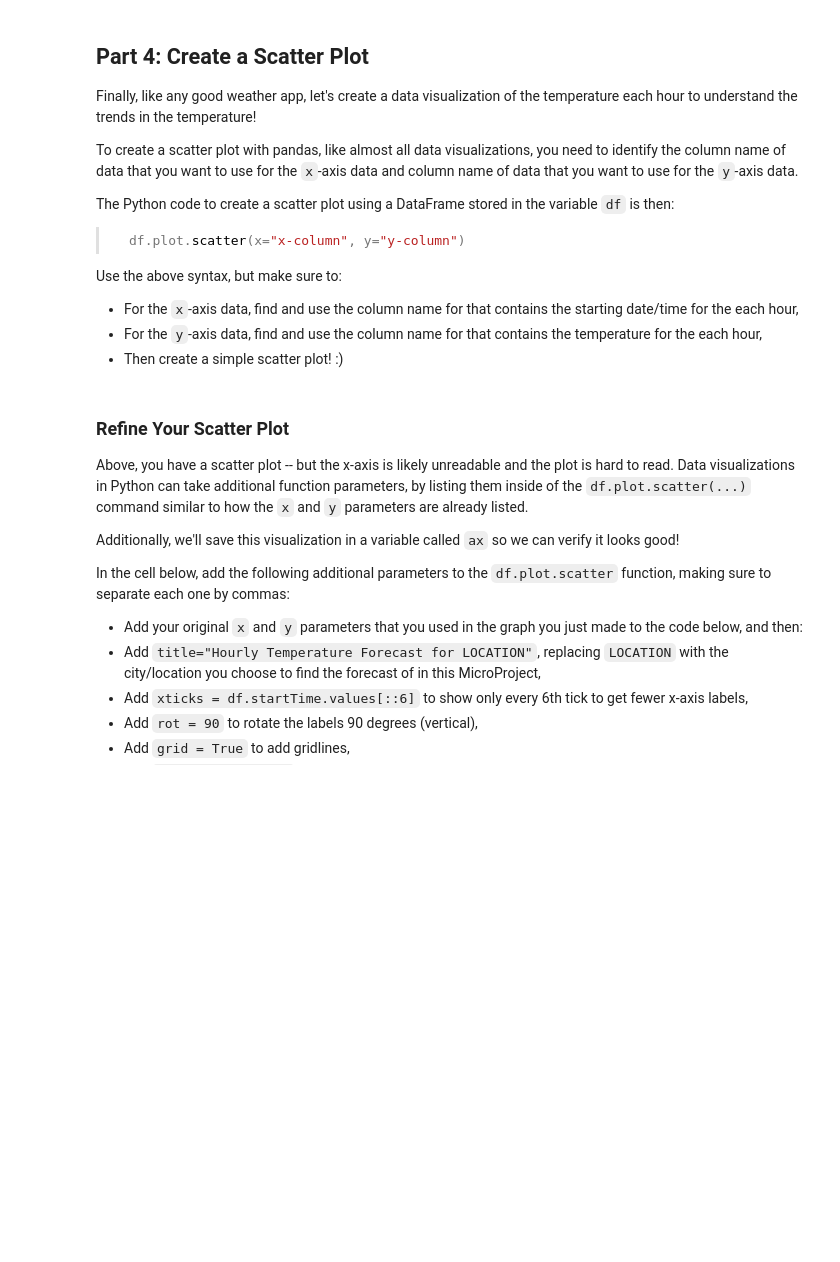
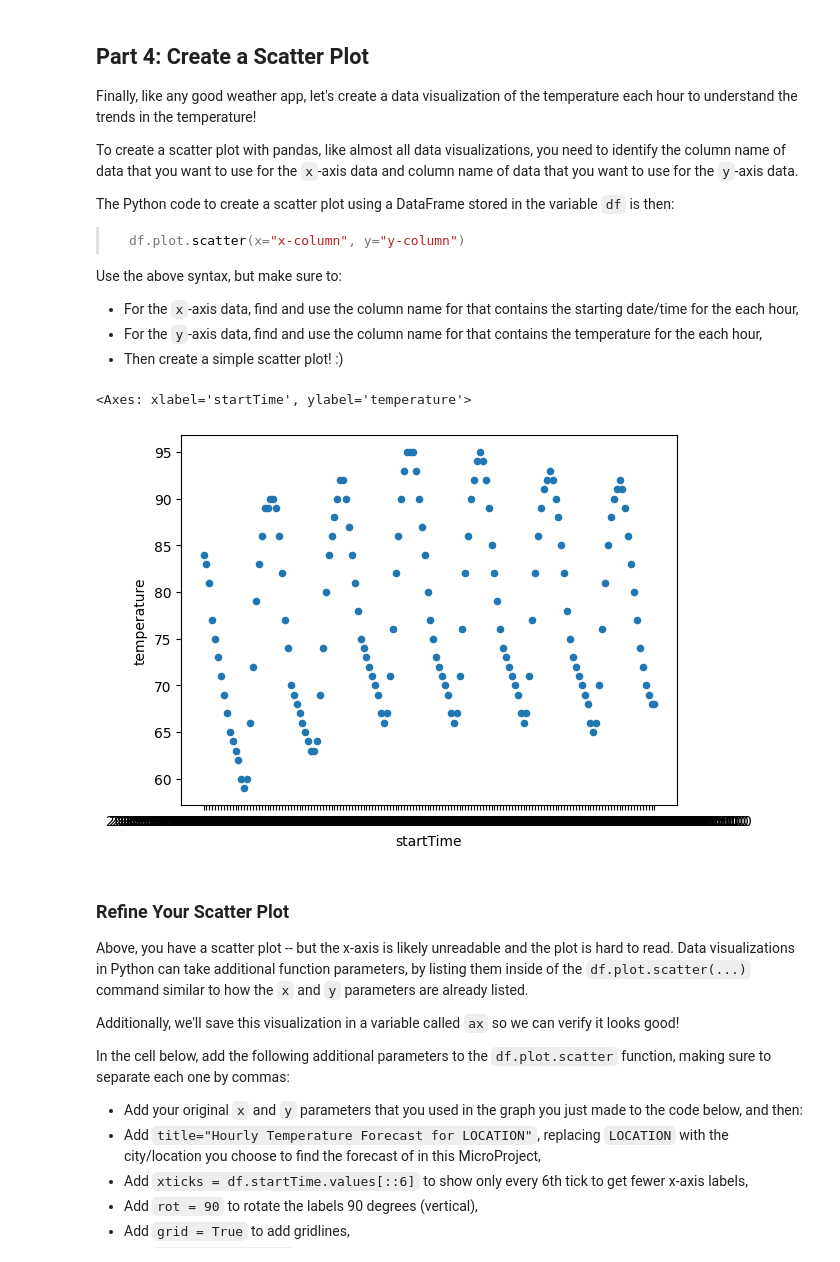
Before and after one commit to zihanl24-afk/discovery_microprojects, a Jupyter notebook: microproject-02-nws-hourly-weather-forecast/microproject-02-nws-hourly-weather-forecast.ipynb, the cells around one changed output. Saved outputs shown, nothing was run; the diff lists cells and outputs as text; code cells hidden in the pictures; blank space fills up the shorter version.

```diff
--- a/microproject-02-nws-hourly-weather-forecast/microproject-02-nws-hourly-weather-forecast.ipynb
+++ b/microproject-02-nws-hourly-weather-forecast/microproject-02-nws-hourly-weather-forecast.ipynb
@@ -117,0 +140,3 @@ hourlyForecastURL
+# %%
+hourlyForecastURL = "https://api.weather.gov/gridpoints/ILX/96,72/forecast/hourly"
+hourlyForecastURL
@@ -159,0 +186,3 @@ forecastJSON
+# %%
+forecastJSON = pd.read_json(hourlyForecastURL,typ="series")
+forecastJSON
@@ -283,3 +391,8 @@ Use the above syntax, but make sure to:
+# %%
+df.plot.scatter(x="startTime", y="temperature")
+# %% [output]
+<Axes: xlabel='startTime', ylabel='temperature'>
+[figure, added]
 # %% [markdown]
 ### Refine Your Scatter Plot
 
```
Also changed, not shown: parts of 23 cells of this notebook, 1 other file.
